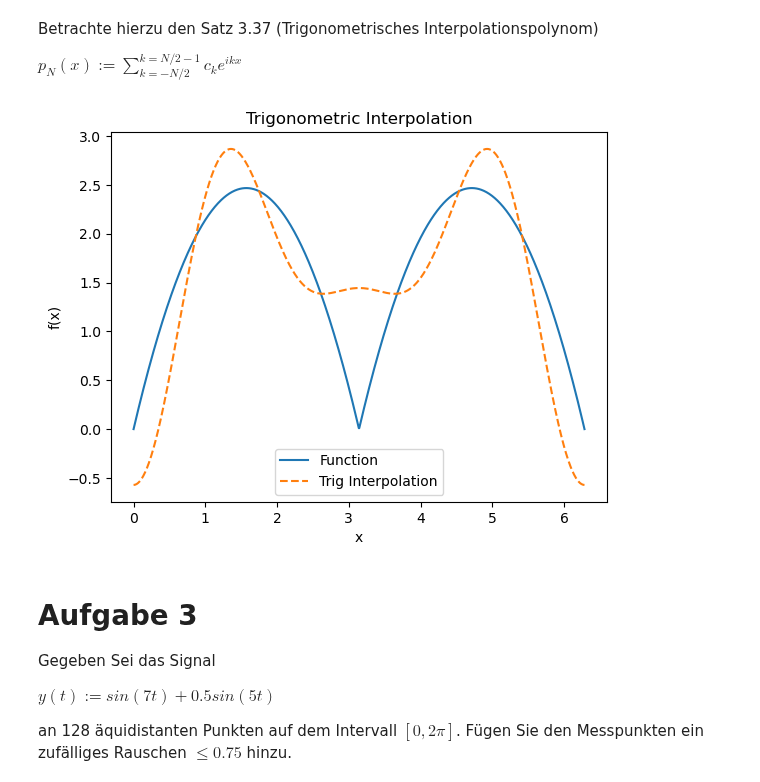
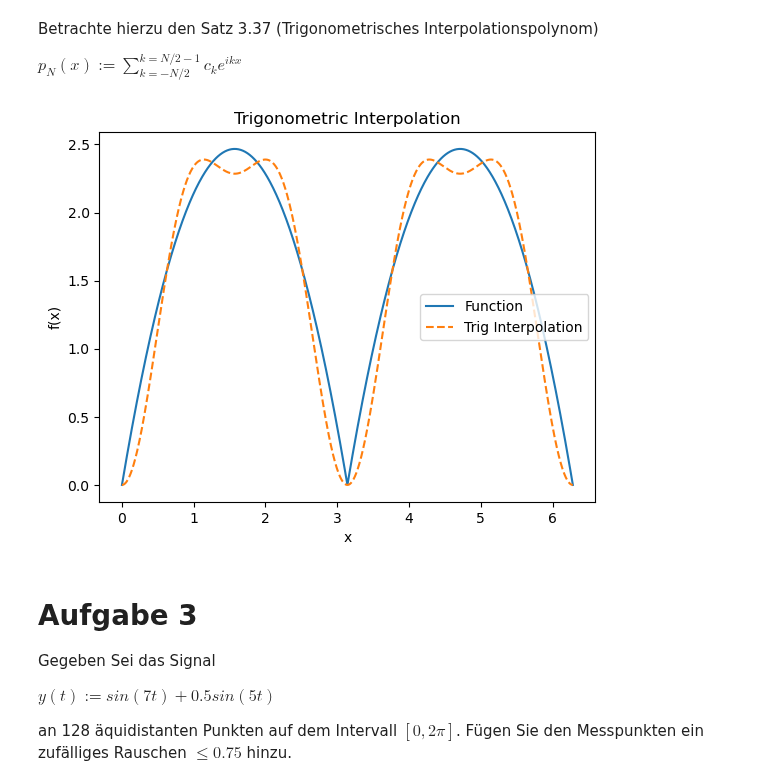
Before and after one commit to LukasMeinschad/Studium, a Jupyter notebook: Mathe/Numerik/Proseminar Numerik/Übungsblätter/Blatt 10/meinschad_blatt10.ipynb, the cells around one changed output. Cells and saved outputs as stored; diff of their text form; code cells hidden in the pictures.

```diff
--- a/Mathe/Numerik/Proseminar Numerik/Übungsblätter/Blatt 10/meinschad_blatt10.ipynb
+++ b/Mathe/Numerik/Proseminar Numerik/Übungsblätter/Blatt 10/meinschad_blatt10.ipynb
@@ -143,7 +143,7 @@ def interpolation(f,a,b,d):
     # Now do the same thing for the cheby interpolation
     plt.plot(poly_x,poly_cheby,color="red", label="Interpolation Chebyschev")
     plt.scatter(x_cheby,y_cheby, color = "red", label="Cheby Points")
-    plt.plot
+    plt.plot()
     plt.legend()
     plt.show()
 
@@ -387,36 +387,36 @@ def trigonometric_interpolation(f_k,x,N):
     Calculates the trigonometric Interpolation:
     Basically at every x, point apply the Sum Formula to get the interpolation
     Then basically for each x, point get the real part to plot
     """
     n = len(f_k)
     k = np.arange(-N//2, N//2 + 1)
     interpolation = np.zeros_like(x, dtype=complex)
     for i in range(len(x)):
         for j in range(len(k)):
             interpolation[i] += f_k[j] * np.exp(1j *k[j] * x[i])
     return interpolation.real
 
-N = 5
+N = 10
 x_vals = np.linspace(0, 2*np.pi, 1000)
 
 # Now calculate the DFT Interpolation
 
 x_dft = np.linspace(0,2*np.pi, N, endpoint = False)
 y_dft = [f(x) for x in x_dft]
 k = np.arange(-N//2, N//2 + 1)
 f_k = dft(y_dft,k)
 
-interpolation = trigonometric_interpolation(f_k,x,N)
+interpolation = trigonometric_interpolation(f_k,x_vals,N)
 
 plt.plot(x_vals,[f(x) for x in x_vals], label="Function")
 plt.plot(x_vals, interpolation, label="Trig Interpolation", linestyle="--")
 plt.legend()
 plt.title("Trigonometric Interpolation")
 plt.xlabel("x")
 plt.ylabel("f(x)")
 plt.show()
 # %% [output]
-[figure, old version]
+[figure, new version]
 # %% [markdown]
 # Aufgabe 3
 
```
Also changed, not shown: parts of 6 cells of this notebook, 16 other files.
